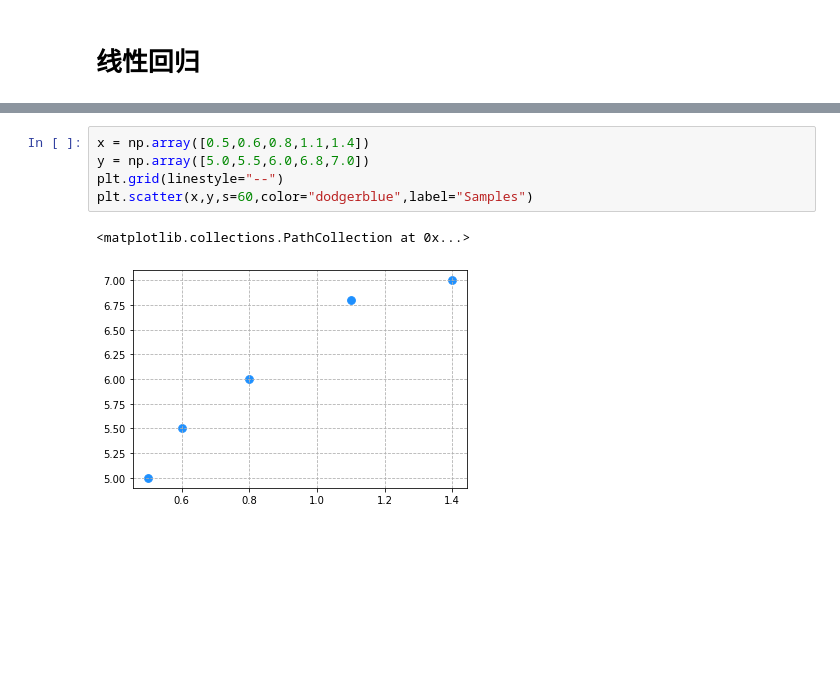
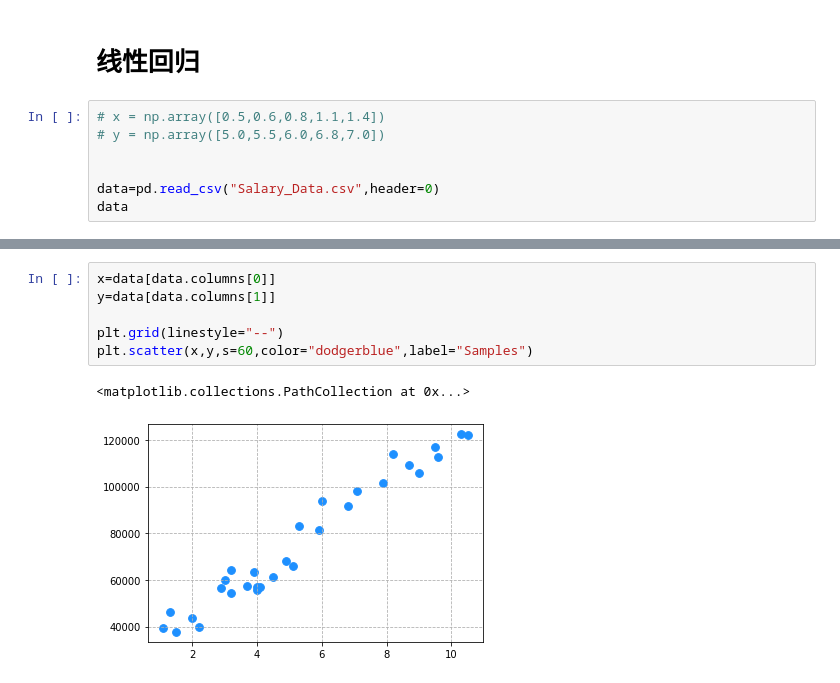
Before and after one commit to wangxiaomi88/machine_learning_Regression_Model, a Jupyter notebook: day01/数据预处理.ipynb, the cells around one changed output, grey strips where cells are left out. Cells and saved outputs as stored; diff of their text form; blank space fills up the shorter version.

```diff
--- a/day01/数据预处理.ipynb
+++ b/day01/数据预处理.ipynb
@@ -121,3 +122,10 @@ plt.imshow(r,vmax=255,cmap="gray")
 [figure]
 # %% [markdown]
 # 线性回归
+# %%
+# x = np.array([0.5,0.6,0.8,1.1,1.4])
+# y = np.array([5.0,5.5,6.0,6.8,7.0])
+
+
+data=pd.read_csv("Salary_Data.csv",header=0)
+data
@@ -124,10 +150,11 @@ plt.imshow(r,vmax=255,cmap="gray")
 # %%
-x = np.array([0.5,0.6,0.8,1.1,1.4])
-y = np.array([5.0,5.5,6.0,6.8,7.0])
+x=data[data.columns[0]]
+y=data[data.columns[1]]
+
 plt.grid(linestyle="--")
 plt.scatter(x,y,s=60,color="dodgerblue",label="Samples")
 # %% [output]
 <matplotlib.collections.PathCollection at 0x...>
-[figure, old version]
+[figure, new version]
 # %%
 #基于梯度下降的算法，不断更新w0与w1，从而找到最佳的模型参数
```
Also changed, not shown: parts of 9 cells of this notebook, 5 other files.
